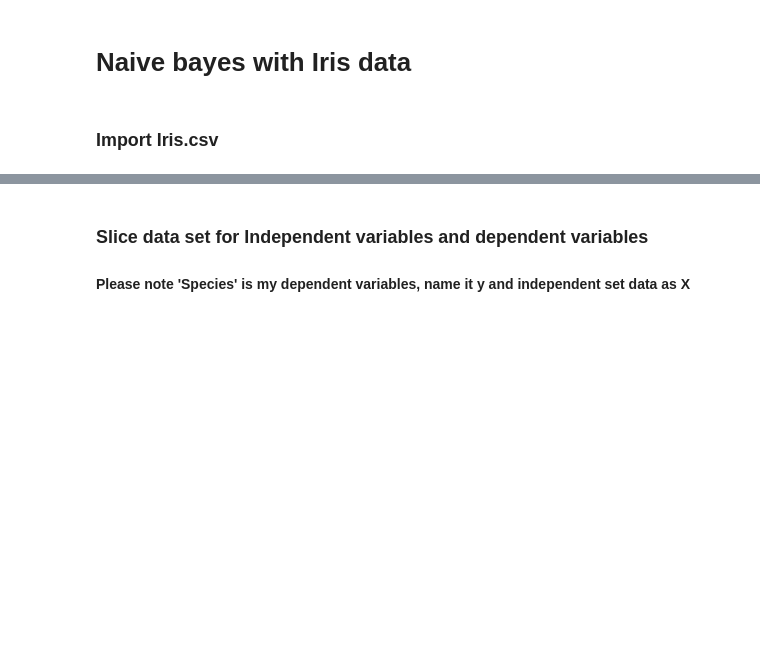
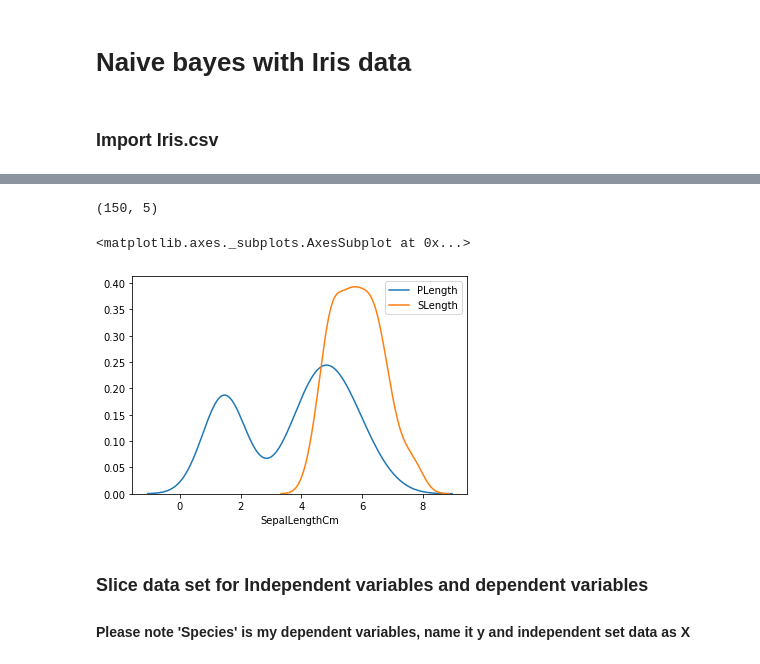
Before and after one commit to mohit19mahajan/aiml1, a Jupyter notebook: R3_External_Lab_Logistic_and_Naive_bayes_questions.ipynb, the cells around one changed output, grey strips where cells are left out. Cells and saved outputs as stored; diff of their text form; code cells hidden in the pictures; blank space fills up the shorter version.

```diff
--- a/R3_External_Lab_Logistic_and_Naive_bayes_questions.ipynb
+++ b/R3_External_Lab_Logistic_and_Naive_bayes_questions.ipynb
@@ -301,3 +301,8 @@ weighted avg       0.95      0.95      0.95        95
 # Naive bayes with Iris data
 # %% [markdown]
 ### Import Iris.csv
+# %%
+irisdf = pd.read_csv("iris.csv")
+# %%
+irisdf = irisdf.drop("Id",axis=1)
+irisdf.head()
@@ -303,0 +316,10 @@ weighted avg       0.95      0.95      0.95        95
+# %%
+irisdf.shape
+# %% [output]
+(150, 5)
+# %%
+sns.distplot(irisdf["PetalLengthCm"],hist=False,label = "PLength")
+sns.distplot(irisdf["SepalLengthCm"],hist=False,label = "SLength")
+# %% [output]
+<matplotlib.axes._subplots.AxesSubplot at 0x...>
+[figure, added]
```
Also changed, not shown: parts of 22 cells of this notebook.
